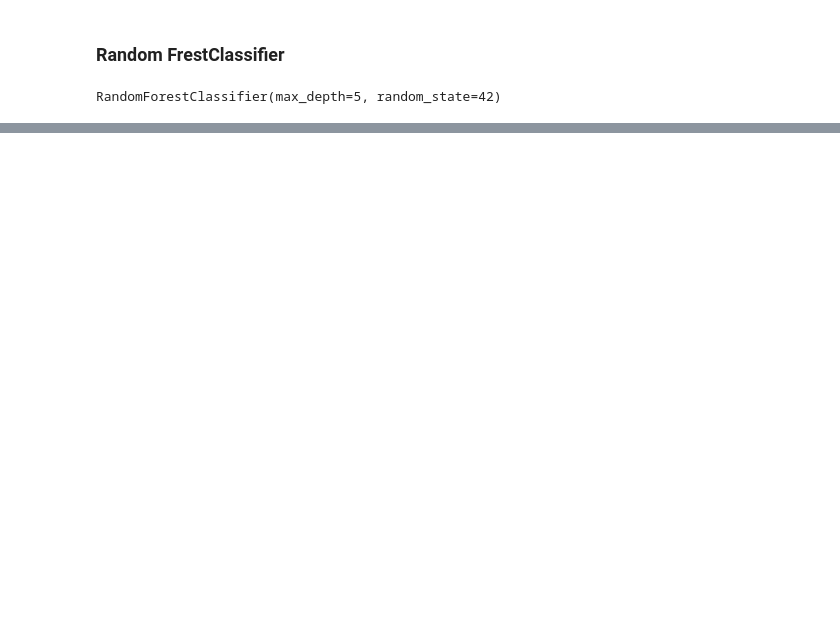
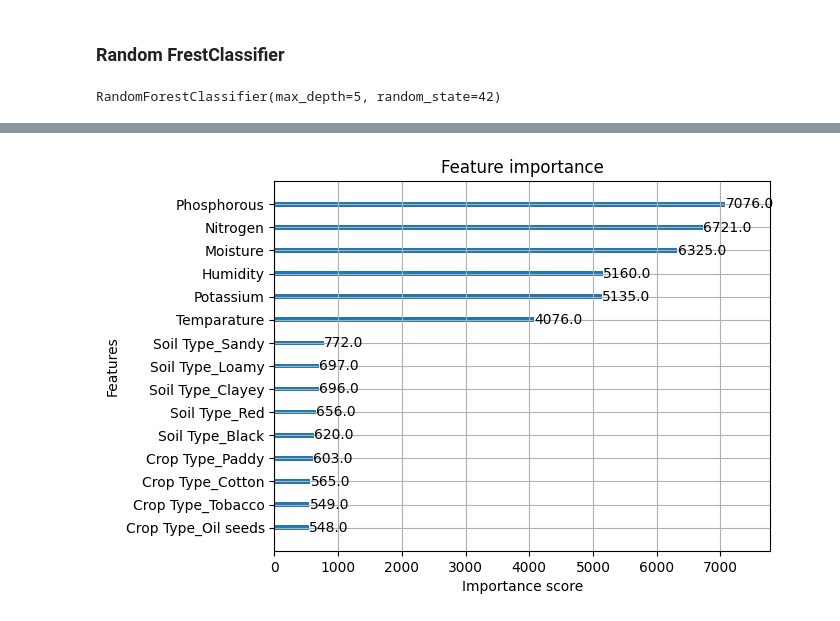
Before and after one commit to Blasczyk/Kaggle_playground_projects, a Jupyter notebook: Predicting_Optimal_Fertilizers/<Pred-Op-Fert>-eda-model-dev-v1.ipynb, the cells around one changed output, grey strips where cells are left out. Saved outputs shown, nothing was run; the diff lists cells and outputs as text; code cells hidden in the pictures; blank space fills up the shorter version.

```diff
--- a/Predicting_Optimal_Fertilizers/<Pred-Op-Fert>-eda-model-dev-v1.ipynb
+++ b/Predicting_Optimal_Fertilizers/<Pred-Op-Fert>-eda-model-dev-v1.ipynb
@@ -122,0 +148,29 @@ KeyError: 'Fertilizer_Name'
+# %%
+import pandas as pd
+from sklearn.model_selection import train_test_split
+from sklearn.preprocessing import LabelEncoder
+from xgboost import XGBClassifier
+from sklearn.metrics import classification_report
+
+# Load and encode
+df = pd.read_csv("train.csv")
+
+df = pd.get_dummies(df, columns=['Soil Type', 'Crop Type'])
+
+le = LabelEncoder()
+y = le.fit_transform(df['Fertilizer Name'])
+
+X = df.drop(columns=['id', 'Fertilizer Name'])  # Drop ID + target
+X_train, X_test, y_train, y_test = train_test_split(X, y, test_size=0.2, random_state=42)
+
+# Model
+model = XGBClassifier(
+    objective='multi:softmax',
+    num_class=len(le.classes_),
+    eval_metric='mlogloss'
+)
+model.fit(X_train, y_train)
+
+# Evaluate
+y_pred = model.predict(X_test)
+print(classification_report(y_test, y_pred, target_names=le.classes_))
@@ -122,0 +205,8 @@ KeyError: 'Fertilizer_Name'
+# %%
+from xgboost import plot_importance
+import matplotlib.pyplot as plt
+
+plot_importance(model, max_num_features=15)
+plt.show()
+# %% [output]
+[figure, added]
```
Also changed, not shown: parts of 16 cells of this notebook.
